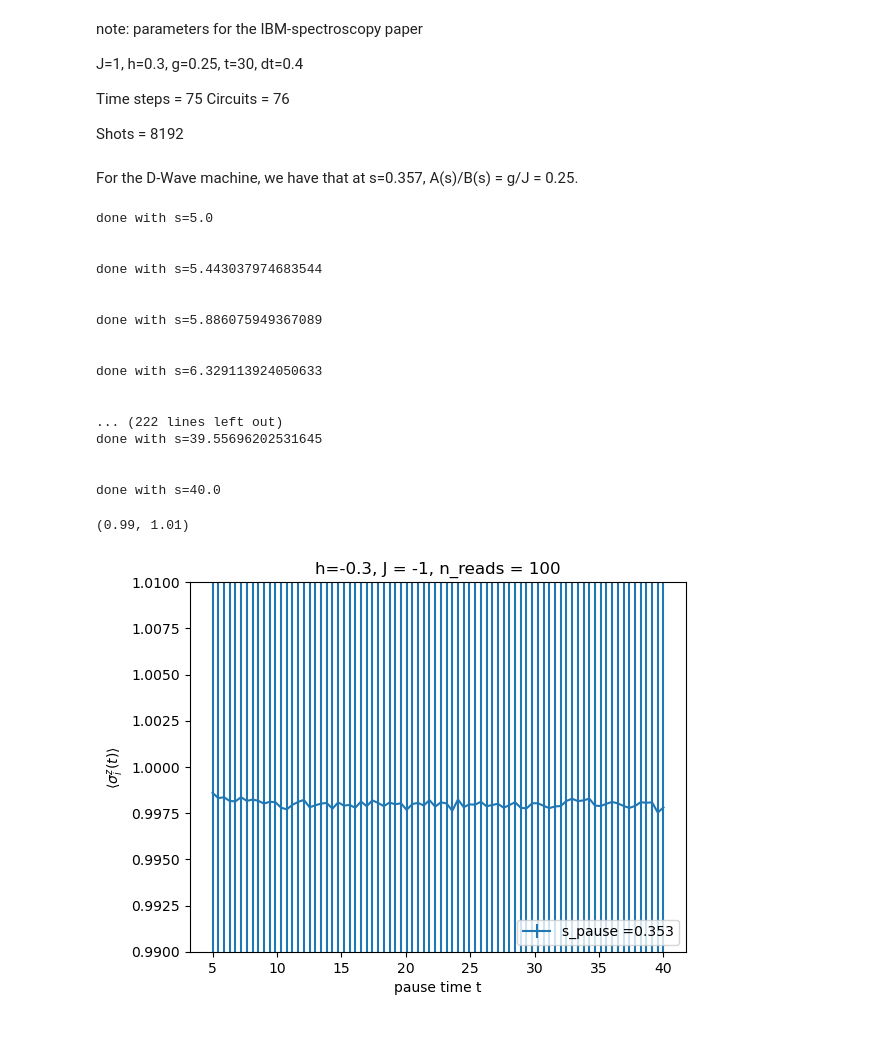
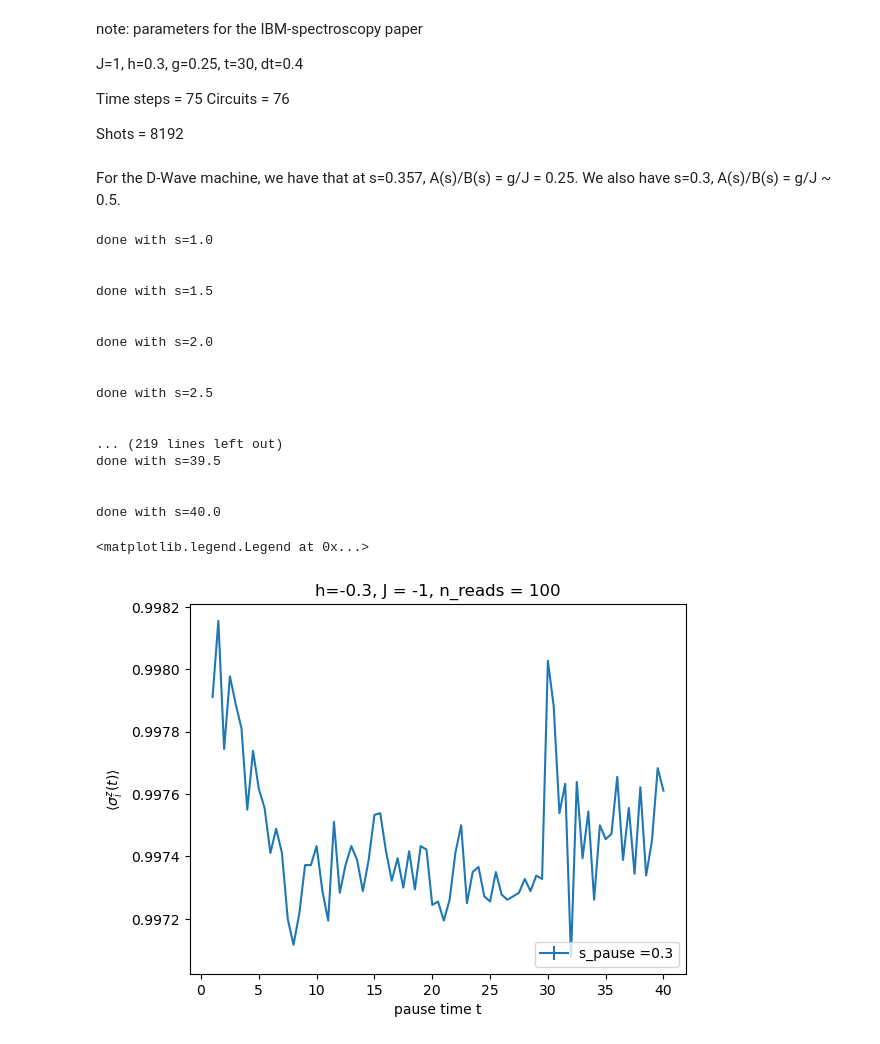
Before and after one commit to vdrouint/Meson-Annealing, a Jupyter notebook: run-chain-pegasus.ipynb, the cells around one changed output. Saved outputs shown, nothing was run; the diff lists cells and outputs as text; code cells hidden in the pictures.

```diff
--- a/run-chain-pegasus.ipynb
+++ b/run-chain-pegasus.ipynb
@@ -171,6 +157,7 @@ Circuits = 76
 Shots = 8192
 # %% [markdown]
 For the D-Wave machine, we have that at s=0.357, A(s)/B(s) = g/J = 0.25.
+We also have s=0.3, A(s)/B(s) = g/J ~ 0.5.
 # %%
 def run_specific_pause(sval, pausetime, num_reads, check_time):
     #reverse anneal schedule (change as needed. but, must start with [0,1] and end at [tf,1])
@@ -213,9 +200,9 @@ def run_specific_pause(sval, pausetime, num_reads, check_time):
 # %%
 #set vals
 
-sval=0.353
+sval=0.3
 #pausetime = 15
-pause_list = np.linspace(5, 40, 80)
+pause_list = np.linspace(1, 40, 2*39+1)
 num_reads = 100
 
 mag_vals = np.zeros(len(pause_list))
@@ -226,39 +213,39 @@ for j in range(len(pause_list)):
     print("done with s={}".format(pause_list[j]))
     print("\n")
 # %% [output]
-done with s=5.0
+done with s=1.0
 
 
-done with s=5.443037974683544
+done with s=1.5
 
 
-done with s=5.886075949367089
+done with s=2.0
 
 
-done with s=6.329113924050633
+done with s=2.5
 
 
-... (222 lines left out)
-done with s=39.55696202531645
+... (219 lines left out)
+done with s=39.5
 
 
 done with s=40.0
 # %%
 
 fig = plt.figure()
 x = pause_list
 y = mag_vals
-yerr = mag_errs
+yerr = 0*mag_errs/12
 
 plt.errorbar(x, y, yerr=yerr, label='s_pause ={}'.format(sval))
 plt.title('h={}, J = {}, n_reads = {}'.format(hval, jval, num_reads))
 plt.ylabel(r"$\langle \sigma^z_i (t) \rangle$")
 plt.xlabel("pause time t")
 plt.legend(loc='lower right')
-plt.ylim([0.99, 1.01])
+#plt.ylim([0.99, 1.01])
 
 #note - BIIIIG error bars!
 # %% [output]
-(0.99, 1.01)
+<matplotlib.legend.Legend at 0x...>
-[figure, old version]
+[figure, new version]
 # %%
```
Also changed, not shown: parts of 2 cells of this notebook, 4 other files.
